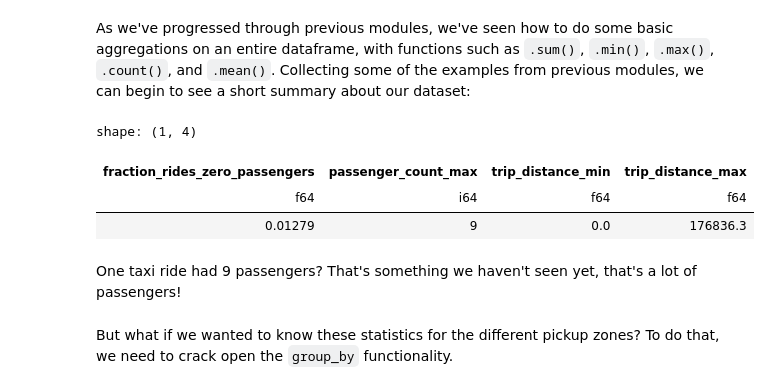
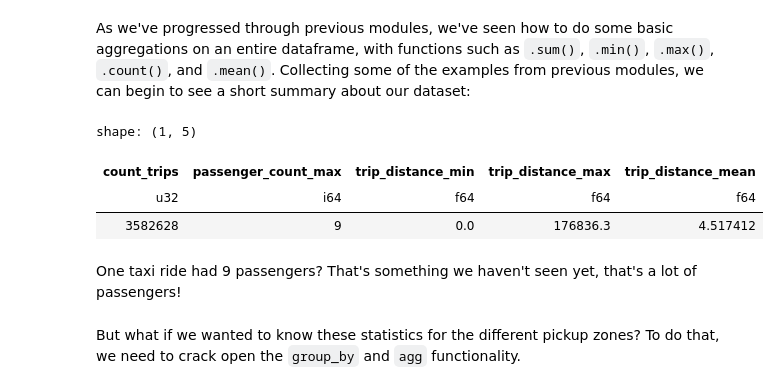
Before and after one commit to kalona/polars-for-data-science-oreilly-course, a Jupyter notebook: notebooks/5. Data Manipulation III - Grouping and Aggregation.ipynb, the cells around one changed output. Drawn from its saved outputs; the diff is of its cells as text; code cells hidden in the pictures.

```diff
--- a/notebooks/5. Data Manipulation III - Grouping and Aggregation.ipynb
+++ b/notebooks/5. Data Manipulation III - Grouping and Aggregation.ipynb
@@ -19,11 +19,11 @@ column_rename_mapping = {
     "DOLocationID": "do_location_id",
     "Airport_fee": "airport_fee",
 }
-(
+df = (
     pl.read_parquet("../data/yellow_tripdata_2024-03.parquet")
     .rename(column_rename_mapping)
-    .head()
 )
+df.head()
 # %% [output]
 shape: (5, 19)
 | vendor_id | tpep_pickup_datetime | tpep_dropoff_datetime | passenger_count | trip_distance | ratecode_id | ... |
@@ -40,21 +40,20 @@ As we've progressed through previous modules, we've seen how to do some basic ag
 # %%
 (
     df
     .select(
-        (
-            pl.col("passenger_count").eq(0).sum() / pl.col("passenger_count").count()
-        ).alias("fraction_rides_zero_passengers"),
+        pl.len().alias("count_trips"),  # pl.len() just gives the length of the whole dataframe
         pl.col("passenger_count").max().name.suffix("_max"),
         pl.col("trip_distance").min().name.suffix("_min"),
         pl.col("trip_distance").max().name.suffix("_max"),
+        pl.col("trip_distance").mean().name.suffix("_mean"),
     )
 )
 # %% [output]
-shape: (1, 4)
+shape: (1, 5)
-| fraction_rides_zero_passengers | passenger_count_max | trip_distance_min | trip_distance_max |
-| f64 | i64 | f64 | f64 |
-| 0.01279 | 9 | 0.0 | 176836.3 |
+| count_trips | passenger_count_max | trip_distance_min | trip_distance_max | trip_distance_mean |
+| u32 | i64 | f64 | f64 | f64 |
+| 3582628 | 9 | 0.0 | 176836.3 | 4.517412 |
 # %% [markdown]
 One taxi ride had 9 passengers? That's something we haven't seen yet, that's a lot of passengers!
 # %% [markdown]
-But what if we wanted to know these statistics for the different pickup zones? To do that, we need to crack open the `group_by` functionality.
+But what if we wanted to know these statistics for the different pickup zones? To do that, we need to crack open the `group_by` and `agg` functionality.
```
Also changed, not shown: parts of 41 cells of this notebook, 2 other files.
